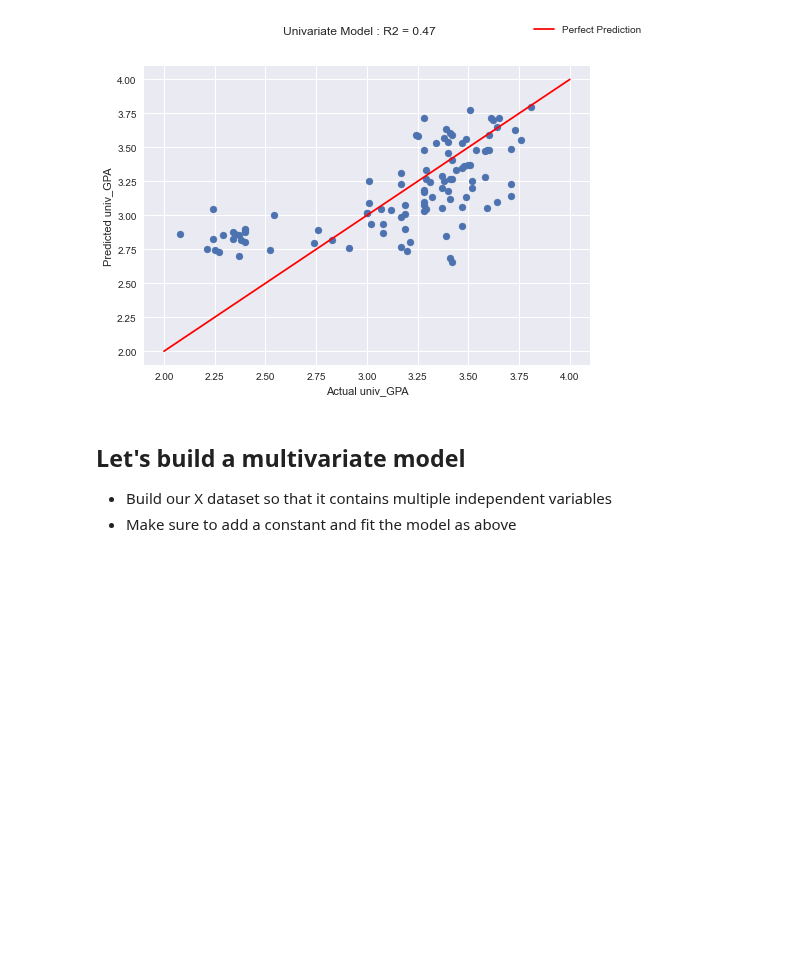
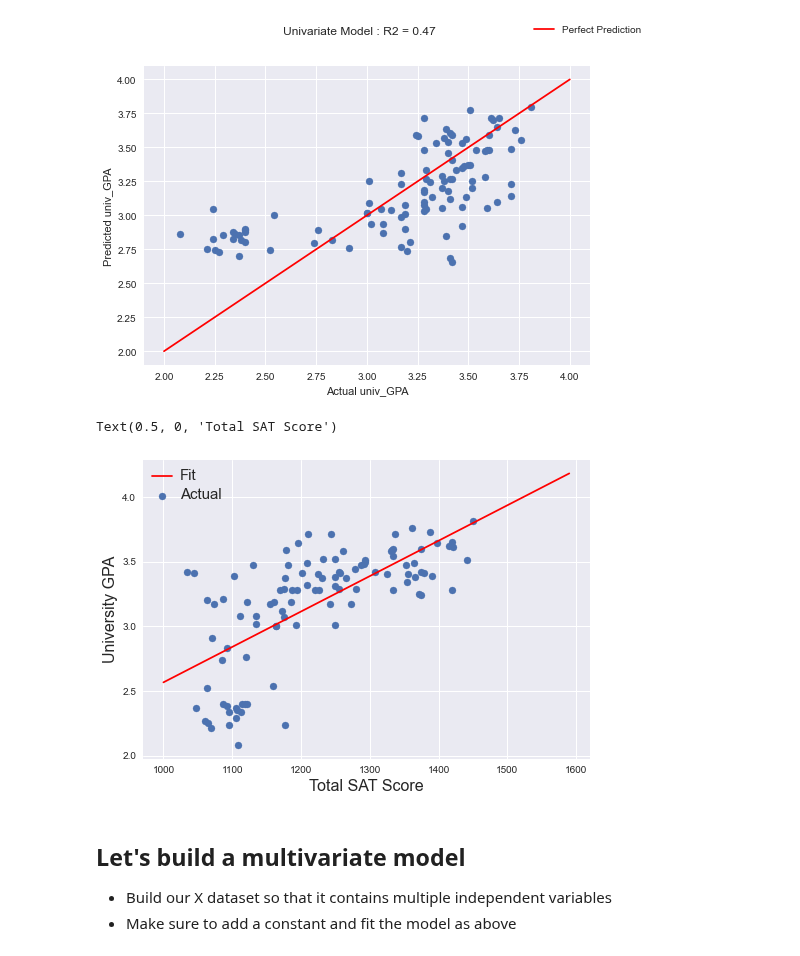
Before and after one commit to Per48edjes/Misc-DA-Prob-Stat, a Jupyter notebook: Lesson_4/Python_4/regression_2.ipynb, the cells around one changed output. Saved outputs shown, nothing was run; the diff lists cells and outputs as text; code cells hidden in the pictures; blank space fills up the shorter version.

```diff
--- a/Lesson_4/Python_4/regression_2.ipynb
+++ b/Lesson_4/Python_4/regression_2.ipynb
@@ -84,6 +88,23 @@ univariate_model = sm.OLS(Y, X_univariate).fit()
 display_model_fit(univariate_model, 'Univariate Model')
 # %% [output]
 [figure]
+# %%
+sat_range = np.arange(1000, 1600, 10)
+sat_fit = pd.DataFrame(sat_range, index=sat_range, columns=['Total_SAT'])
+sat_fit['const'] = 1
+sat_fit_line = univariate_model.predict(sat_fit[['const', 'Total_SAT']])
+sat_fit_line.plot(color='red')
+plt.scatter(data.Total_SAT, data.univ_GPA)
+
+leg = plt.legend(['Fit', 'Actual'])
+for i in leg.get_texts():
+    i.set_size(15)
+
+plt.ylabel('University GPA', size=16)
+plt.xlabel('Total SAT Score', size=16)
+# %% [output]
+Text(0.5, 0, 'Total SAT Score')
+[figure, added]
 # %% [markdown]
 ## Let's build a multivariate model
 
```
Also changed, not shown: parts of 15 cells of this notebook, 4 other files.
